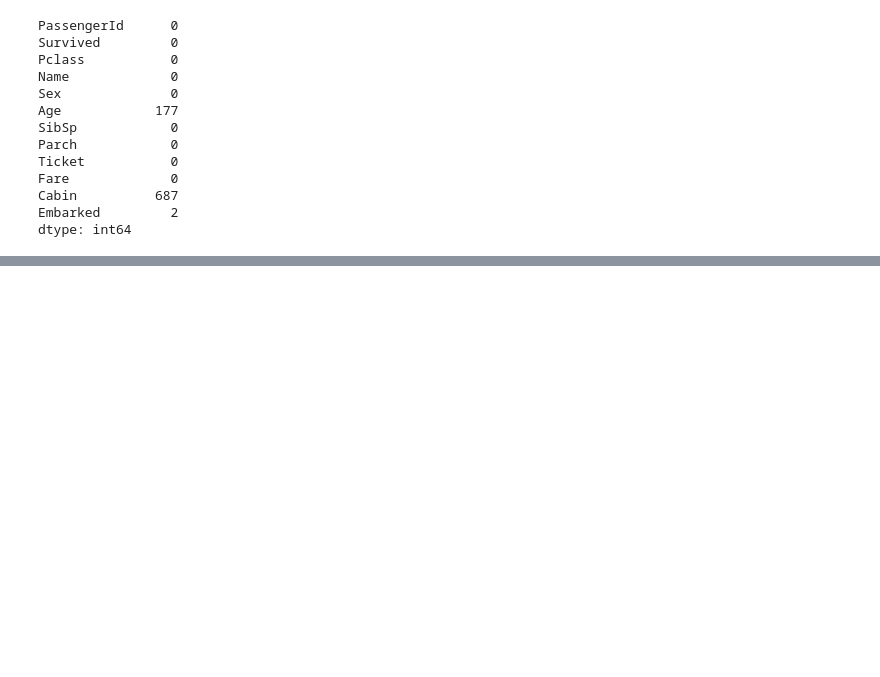
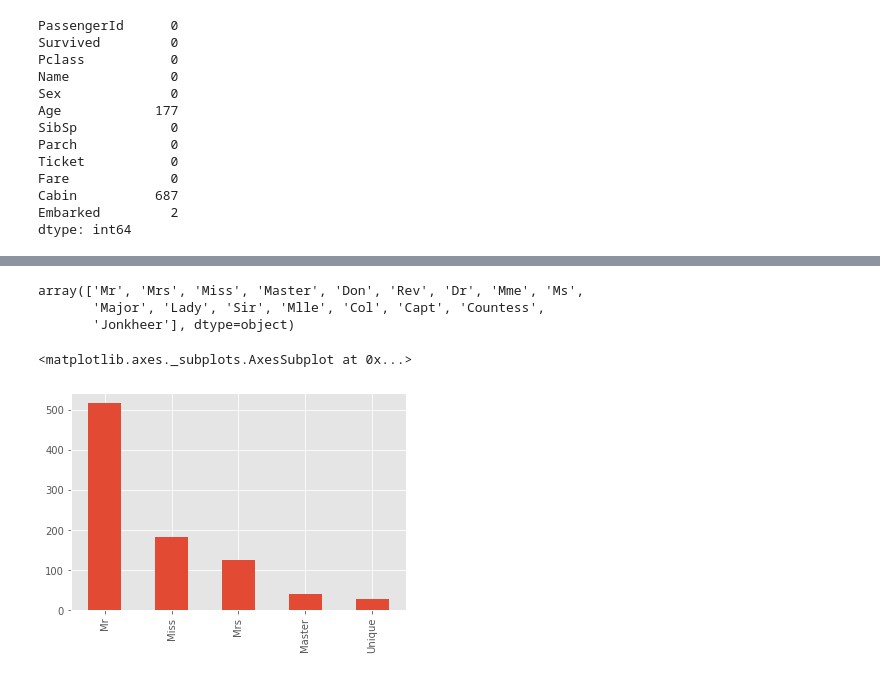
Before and after one commit to cudemans/titanic-kaggle, a Jupyter notebook: kaggle-titanic.ipynb, the cells around one changed output, grey strips where cells are left out. Drawn from its saved outputs; the diff is of its cells as text; code cells hidden in the pictures; blank space fills up the shorter version.

```diff
--- a/kaggle-titanic.ipynb
+++ b/kaggle-titanic.ipynb
@@ -2,6 +2,8 @@
 import pandas as pd
 import matplotlib.pyplot as plt
 import seaborn as sns
+import re
+plt.style.use('ggplot')
 # %%
 train = pd.read_csv('train.csv')
 test = pd.read_csv('test.csv')
@@ -59,4 +61,4 @@ train['sex_map'] = train.Sex.map({'male': 0, 'female': 1})
 train['fam_mem'] = train.SibSp + train.Parch
 # %%
 # drop unneeded columns
-train.drop(['Cabin'])
+train.drop(columns=['Cabin', 'SibSp', 'Parch', 'Ticket', 'PassengerId'], inplace=True)
@@ -69,0 +65,18 @@ train.drop(['Cabin'])
+# %%
+# don't need names but titles could be useful
+train['Title'] = train.Name.apply(lambda x: re.search(' ([A-Z][a-z]+)\.', x).group(1))
+# %%
+train['Title'].unique()
+# %% [output]
+array(['Mr', 'Mrs', 'Miss', 'Master', 'Don', 'Rev', 'Dr', 'Mme', 'Ms',
+       'Major', 'Lady', 'Sir', 'Mlle', 'Col', 'Capt', 'Countess',
+       'Jonkheer'], dtype=object)
+# %%
+train['Title'] = train['Title'].replace(['Don','Rev', 'Dr', 'Mme', 'Ms',
+       'Major', 'Lady', 'Sir', 'Mlle', 'Col', 'Capt', 'Countess',
+       'Jonkheer'], 'Unique')
+# %%
+train['Title'].value_counts().plot(kind='bar')
+# %% [output]
+<matplotlib.axes._subplots.AxesSubplot at 0x...>
+[figure, added]
```
Also changed, not shown: parts of 30 cells of this notebook.
